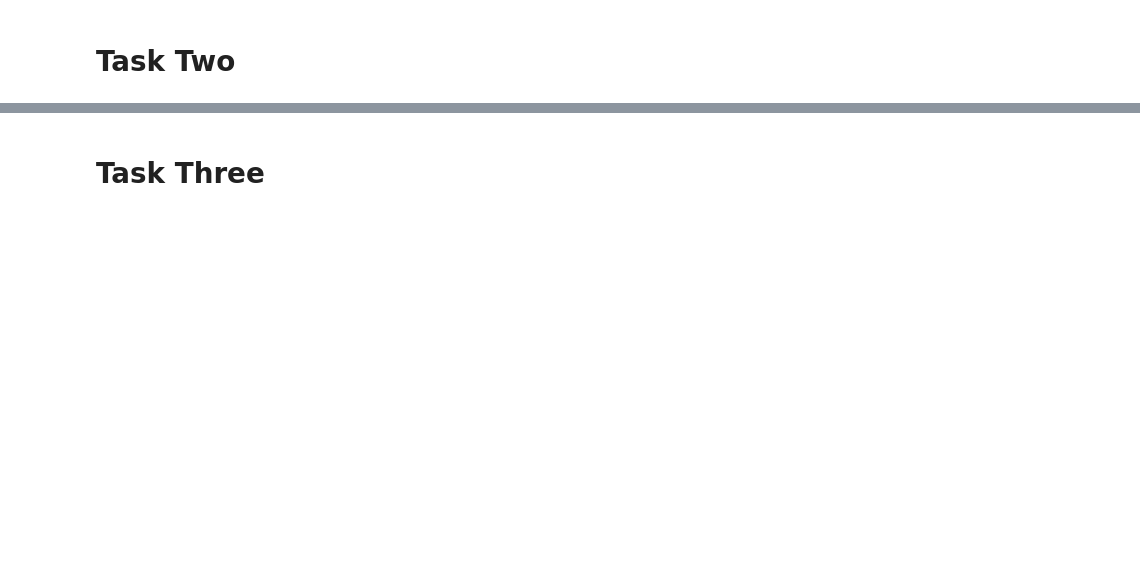
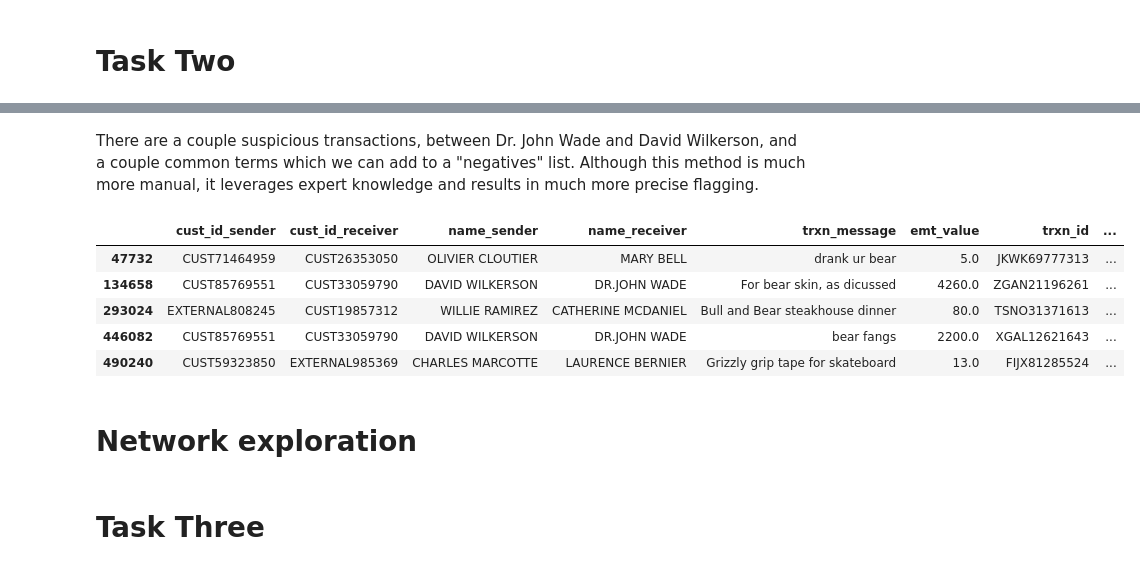
Before and after one commit to jwardbond/2023-imi-bigdata, a Jupyter notebook: eda.ipynb, the cells around one changed output, grey strips where cells are left out. Cells and saved outputs as stored; diff of their text form; code cells hidden in the pictures; blank space fills up the shorter version.

```diff
--- a/eda.ipynb
+++ b/eda.ipynb
@@ -104,2 +334,19 @@ fig.show('notebook')
+# %% [markdown]
+There are a couple suspicious transactions, between Dr. John Wade and David Wilkerson, and a couple common terms which we can add to a "negatives" list. Although this method is much more manual, it leverages expert knowledge and results in much more precise flagging.
+# %%
+positives = ['bears?', 'grizzly', 'polar', 'gall', 'fangs?', 'penis']
+negatives = ['bear market', 'bear grylls']
+
+emt['regex_flag'] = classify_message_animal_trafficking(emt['trxn_message'], positives, negatives)
+emt[emt['regex_flag']==1]
+# %% [output]
+|  | cust_id_sender | cust_id_receiver | name_sender | name_receiver | trxn_message | emt_value | trxn_id | ... |
+| 47732 | CUST71464959 | CUST26353050 | OLIVIER CLOUTIER | MARY BELL | drank ur bear | 5.0 | JKWK69777313 | ... |
+| 134658 | CUST85769551 | CUST33059790 | DAVID WILKERSON | DR.JOHN WADE | For bear skin, as dicussed | 4260.0 | ZGAN21196261 | ... |
+| 293024 | EXTERNAL808245 | CUST19857312 | WILLIE RAMIREZ | CATHERINE MCDANIEL | Bull and Bear steakhouse dinner | 80.0 | TSNO31371613 | ... |
+| 446082 | CUST85769551 | CUST33059790 | DAVID WILKERSON | DR.JOHN WADE | bear fangs | 2200.0 | XGAL12621643 | ... |
+| 490240 | CUST59323850 | EXTERNAL985369 | CHARLES MARCOTTE | LAURENCE BERNIER | Grizzly grip tape for skateboard | 13.0 | FIJX81285524 | ... |
+# %% [markdown]
+# Network exploration
 # %% [markdown]
 # Task Three
```
Also changed, not shown: parts of 38 cells of this notebook, 3 other files.
